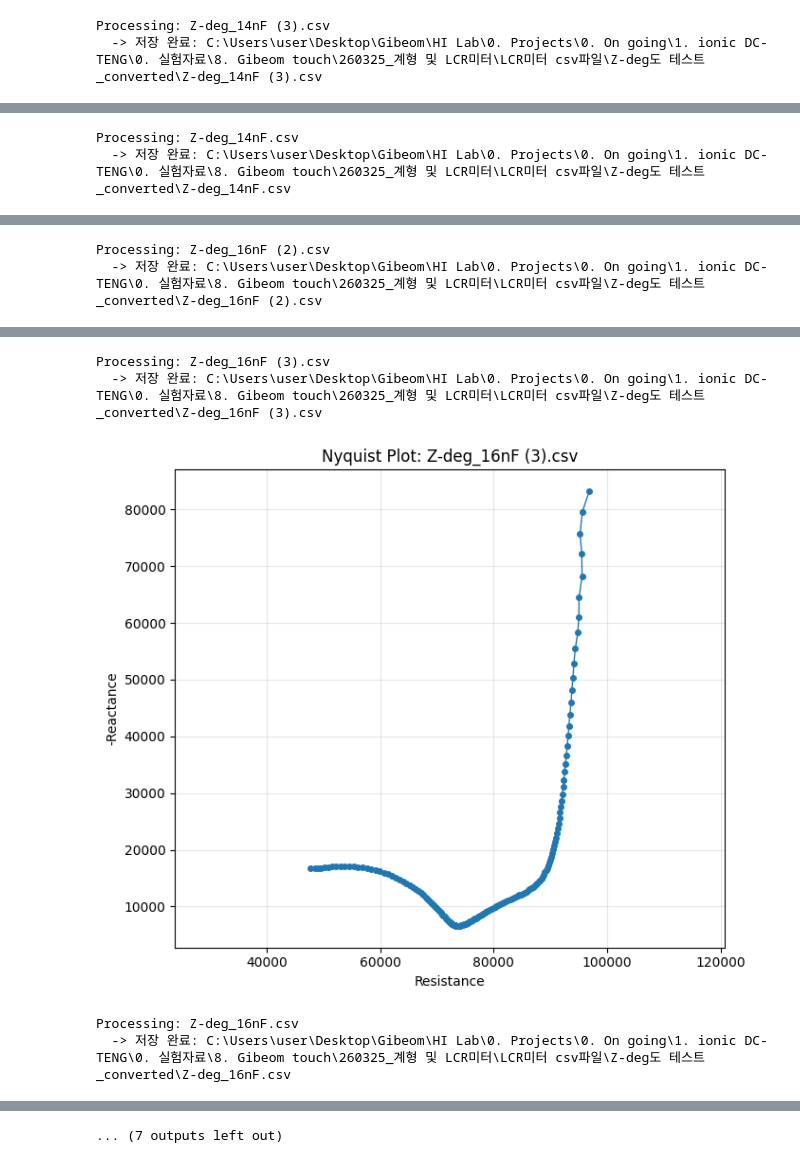
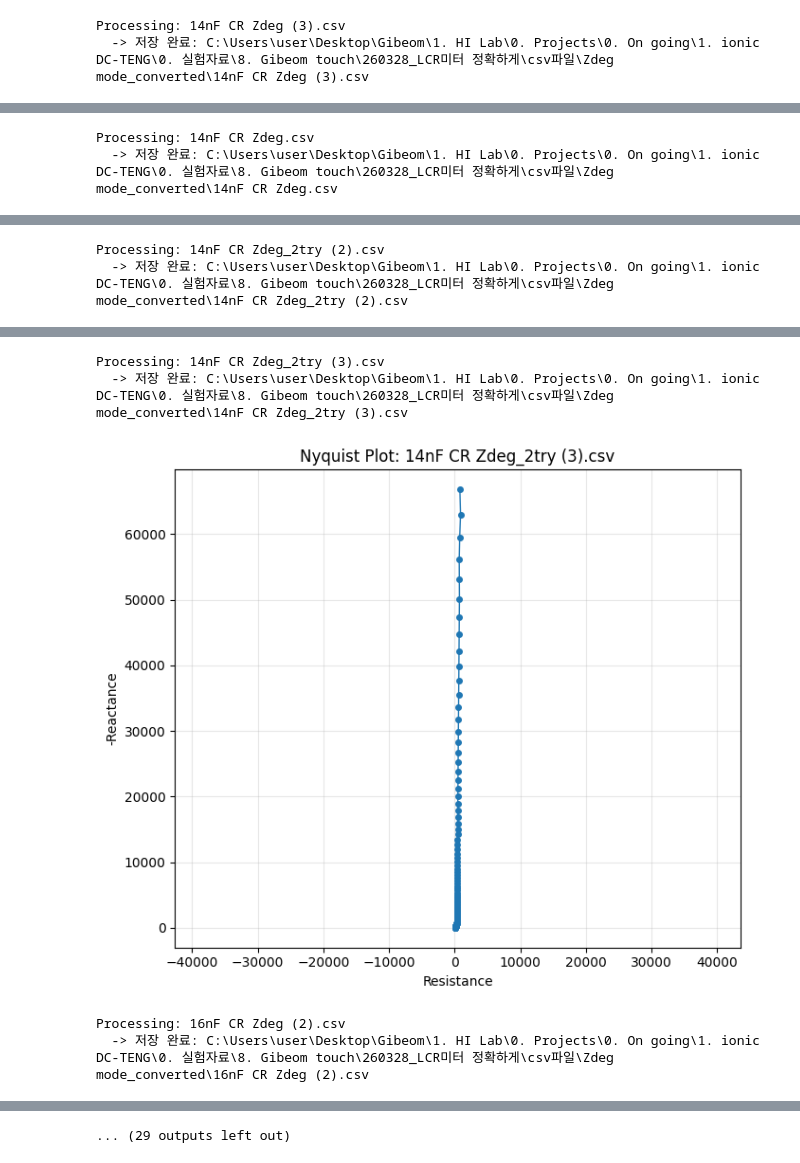
Before and after one commit to Gibeom-Lee/GB_practicing, a Jupyter notebook: data_processing/Nyquist_Z-theta conversion.ipynb, the cells around one changed output, grey strips where cells are left out. Cells and saved outputs as stored; diff of their text form; code cells hidden in the pictures.

Commit message:
260328_Nyquist plot

```diff
--- a/data_processing/Nyquist_Z-theta conversion.ipynb
+++ b/data_processing/Nyquist_Z-theta conversion.ipynb
@@ -11,9 +11,10 @@ import numpy as np
 import pandas as pd
 
 # ====== 1. 원본 CSV 폴더 경로 설정 ======
-folder_path = Path(r"C:\Users\user\Desktop\Gibeom\HI Lab\0. Projects\0. On going\1. ionic DC-TENG\0. 실험자료\8. Gibeom touch\260325_계형 및 LCR미터\LCR미터 csv파일\Z-deg도 테스트")
+folder_path = r"C:\Users\user\Desktop\Gibeom\1. HI Lab\0. Projects\0. On going\1. ionic DC-TENG\0. 실험자료\8. Gibeom touch\260328_LCR미터 정확하게\csv파일\Zdeg mode"
 # %%
 # ====== 2. 변환된 CSV를 저장할 새 폴더 생성 ======
+folder_path = Path(folder_path)
 output_folder = folder_path.parent / f"{folder_path.name}_converted"
 output_folder.mkdir(exist_ok=True)
 
@@ -95,2 +96,2 @@ Processing: Z-deg_14nF (2).csv
-Processing: Z-deg_14nF (3).csv
-  -> 저장 완료: C:\Users\user\Desktop\Gibeom\HI Lab\0. Projects\0. On going\1. ionic DC-TENG\0. 실험자료\8. Gibeom touch\260325_계형 및 LCR미터\LCR미터 csv파일\Z-deg도 테스트_converted\Z-deg_14nF (3).csv
+Processing: 14nF CR Zdeg (3).csv
+  -> 저장 완료: C:\Users\user\Desktop\Gibeom\1. HI Lab\0. Projects\0. On going\1. ionic DC-TENG\0. 실험자료\8. Gibeom touch\260328_LCR미터 정확하게\csv파일\Zdeg mode_converted\14nF CR Zdeg (3).csv
@@ -98,2 +99,2 @@ Processing: Z-deg_14nF (3).csv
-Processing: Z-deg_14nF.csv
-  -> 저장 완료: C:\Users\user\Desktop\Gibeom\HI Lab\0. Projects\0. On going\1. ionic DC-TENG\0. 실험자료\8. Gibeom touch\260325_계형 및 LCR미터\LCR미터 csv파일\Z-deg도 테스트_converted\Z-deg_14nF.csv
+Processing: 14nF CR Zdeg.csv
+  -> 저장 완료: C:\Users\user\Desktop\Gibeom\1. HI Lab\0. Projects\0. On going\1. ionic DC-TENG\0. 실험자료\8. Gibeom touch\260328_LCR미터 정확하게\csv파일\Zdeg mode_converted\14nF CR Zdeg.csv
@@ -101,2 +102,2 @@ Processing: Z-deg_14nF.csv
-Processing: Z-deg_16nF (2).csv
-  -> 저장 완료: C:\Users\user\Desktop\Gibeom\HI Lab\0. Projects\0. On going\1. ionic DC-TENG\0. 실험자료\8. Gibeom touch\260325_계형 및 LCR미터\LCR미터 csv파일\Z-deg도 테스트_converted\Z-deg_16nF (2).csv
+Processing: 14nF CR Zdeg_2try (2).csv
+  -> 저장 완료: C:\Users\user\Desktop\Gibeom\1. HI Lab\0. Projects\0. On going\1. ionic DC-TENG\0. 실험자료\8. Gibeom touch\260328_LCR미터 정확하게\csv파일\Zdeg mode_converted\14nF CR Zdeg_2try (2).csv
@@ -104,5 +105,5 @@ Processing: Z-deg_16nF (2).csv
-Processing: Z-deg_16nF (3).csv
-  -> 저장 완료: C:\Users\user\Desktop\Gibeom\HI Lab\0. Projects\0. On going\1. ionic DC-TENG\0. 실험자료\8. Gibeom touch\260325_계형 및 LCR미터\LCR미터 csv파일\Z-deg도 테스트_converted\Z-deg_16nF (3).csv
+Processing: 14nF CR Zdeg_2try (3).csv
+  -> 저장 완료: C:\Users\user\Desktop\Gibeom\1. HI Lab\0. Projects\0. On going\1. ionic DC-TENG\0. 실험자료\8. Gibeom touch\260328_LCR미터 정확하게\csv파일\Zdeg mode_converted\14nF CR Zdeg_2try (3).csv
-[figure, old version]
+[figure, new version]
-Processing: Z-deg_16nF.csv
-  -> 저장 완료: C:\Users\user\Desktop\Gibeom\HI Lab\0. Projects\0. On going\1. ionic DC-TENG\0. 실험자료\8. Gibeom touch\260325_계형 및 LCR미터\LCR미터 csv파일\Z-deg도 테스트_converted\Z-deg_16nF.csv
+Processing: 16nF CR Zdeg (2).csv
+  -> 저장 완료: C:\Users\user\Desktop\Gibeom\1. HI Lab\0. Projects\0. On going\1. ionic DC-TENG\0. 실험자료\8. Gibeom touch\260328_LCR미터 정확하게\csv파일\Zdeg mode_converted\16nF CR Zdeg (2).csv
@@ -110 +111 @@ Processing: Z-deg_16nF.csv
-... (7 outputs left out)
+... (29 outputs left out)
```
Also changed, not shown: parts of 1 cell of this notebook, 3 other files.
